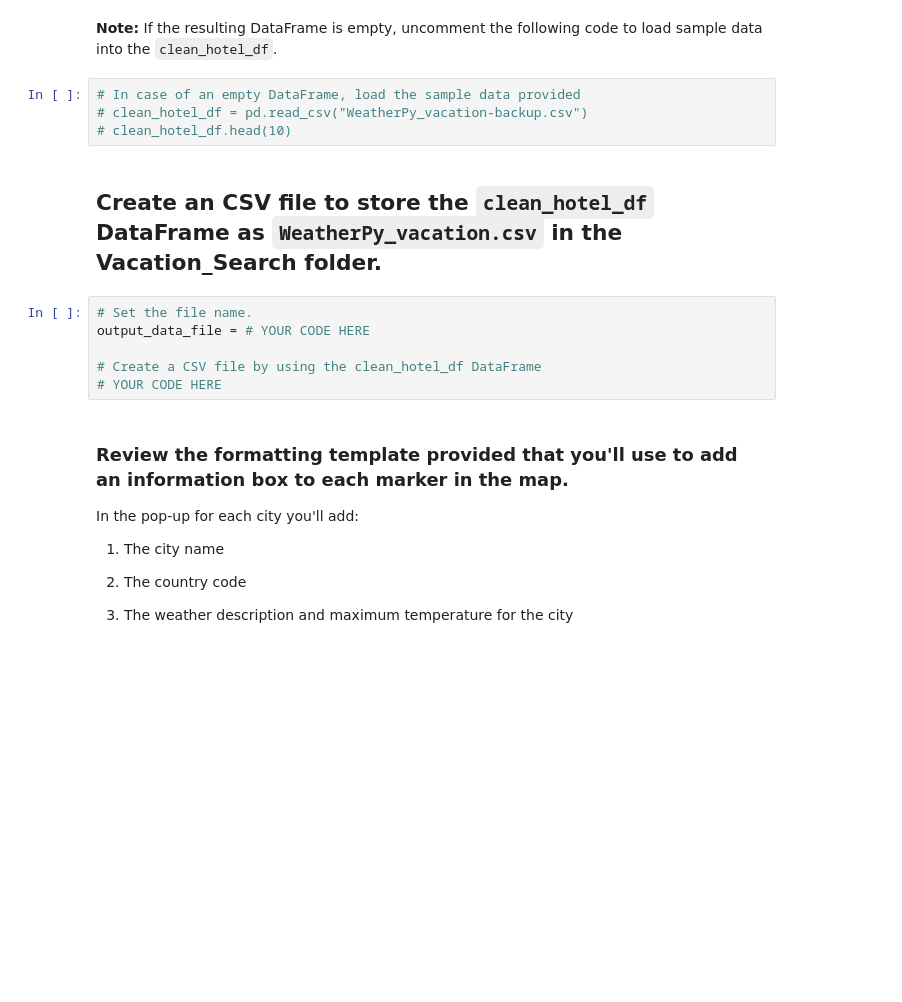
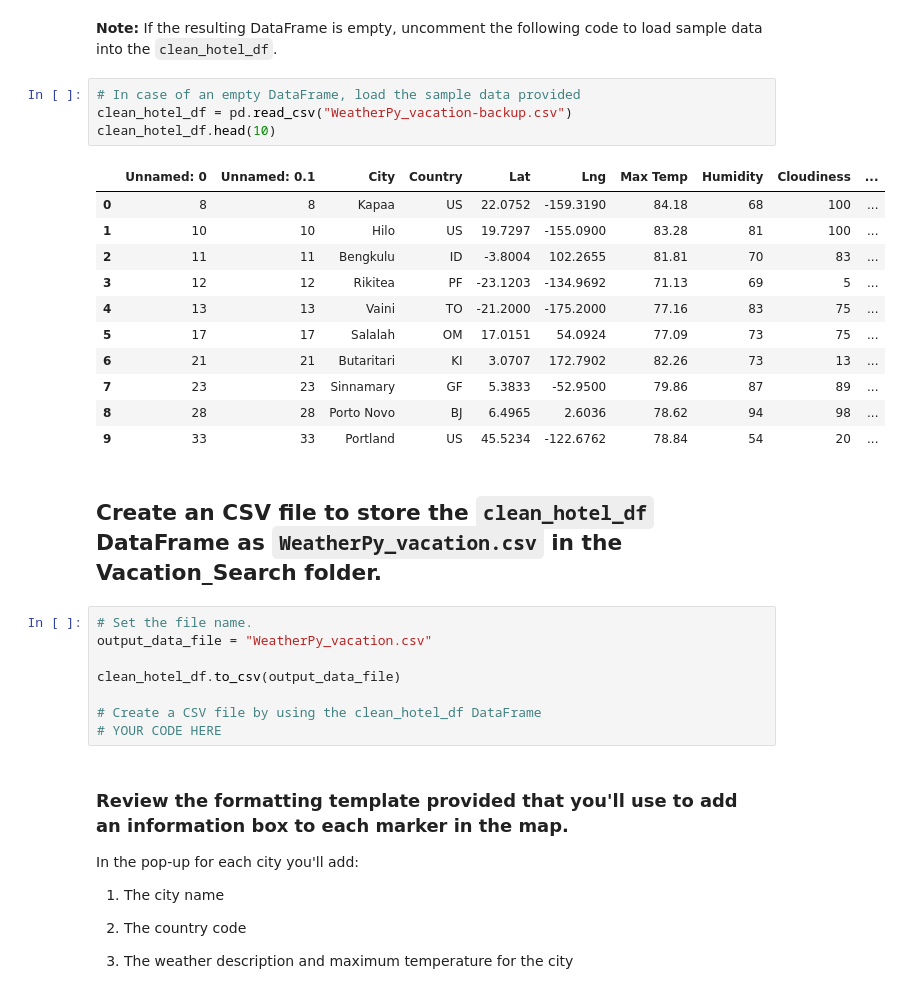
Before and after one commit to shawnkitagawa/World_Weather_Analysis, a Jupyter notebook: Vacation_Search/Vacation_Search.ipynb, the cells around one changed output. Drawn from its saved outputs; the diff is of its cells as text; blank space fills up the shorter version.

```diff
--- a/Vacation_Search/Vacation_Search.ipynb
+++ b/Vacation_Search/Vacation_Search.ipynb
@@ -252,13 +303,27 @@ SyntaxError: invalid syntax (1969927003.py, line 2)
 **Note:** If the resulting DataFrame is empty, uncomment the following code to load sample data into the `clean_hotel_df`.
 # %%
 # In case of an empty DataFrame, load the sample data provided
-# clean_hotel_df = pd.read_csv("WeatherPy_vacation-backup.csv")
-# clean_hotel_df.head(10)
+clean_hotel_df = pd.read_csv("WeatherPy_vacation-backup.csv")
+clean_hotel_df.head(10)
+# %% [output]
+|  | Unnamed: 0 | Unnamed: 0.1 | City | Country | Lat | Lng | Max Temp | Humidity | Cloudiness | ... |
+| 0 | 8 | 8 | Kapaa | US | 22.0752 | -159.3190 | 84.18 | 68 | 100 | ... |
+| 1 | 10 | 10 | Hilo | US | 19.7297 | -155.0900 | 83.28 | 81 | 100 | ... |
+| 2 | 11 | 11 | Bengkulu | ID | -3.8004 | 102.2655 | 81.81 | 70 | 83 | ... |
+| 3 | 12 | 12 | Rikitea | PF | -23.1203 | -134.9692 | 71.13 | 69 | 5 | ... |
+| 4 | 13 | 13 | Vaini | TO | -21.2000 | -175.2000 | 77.16 | 83 | 75 | ... |
+| 5 | 17 | 17 | Salalah | OM | 17.0151 | 54.0924 | 77.09 | 73 | 75 | ... |
+| 6 | 21 | 21 | Butaritari | KI | 3.0707 | 172.7902 | 82.26 | 73 | 13 | ... |
+| 7 | 23 | 23 | Sinnamary | GF | 5.3833 | -52.9500 | 79.86 | 87 | 89 | ... |
+| 8 | 28 | 28 | Porto Novo | BJ | 6.4965 | 2.6036 | 78.62 | 94 | 98 | ... |
+| 9 | 33 | 33 | Portland | US | 45.5234 | -122.6762 | 78.84 | 54 | 20 | ... |
 # %% [markdown]
 ## Create an CSV file to store the `clean_hotel_df` DataFrame as `WeatherPy_vacation.csv` in the Vacation_Search folder.
 # %%
 # Set the file name.
-output_data_file = # YOUR CODE HERE
+output_data_file = "WeatherPy_vacation.csv"
+
+clean_hotel_df.to_csv(output_data_file)
 
 # Create a CSV file by using the clean_hotel_df DataFrame
 # YOUR CODE HERE
```
Also changed, not shown: parts of 6 cells of this notebook, 7 other files.
